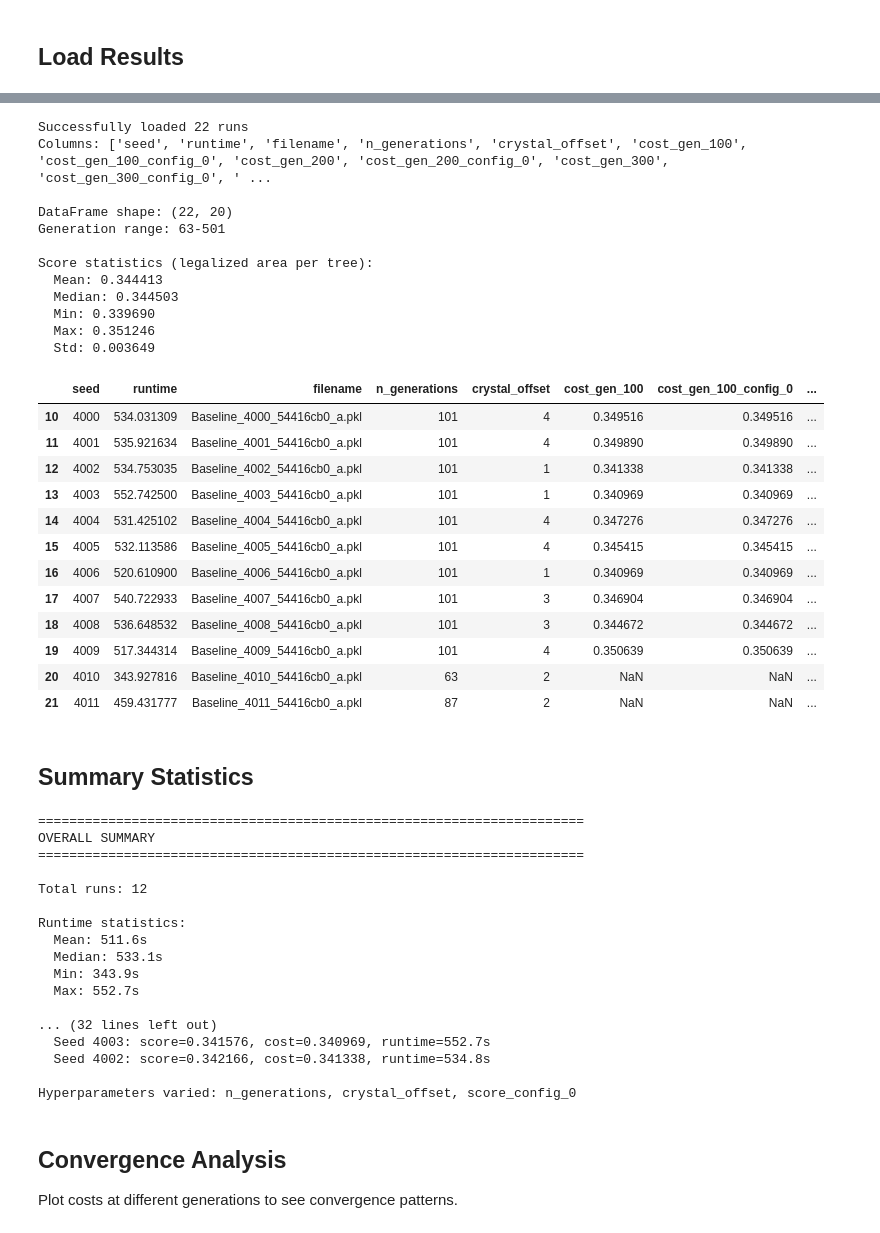
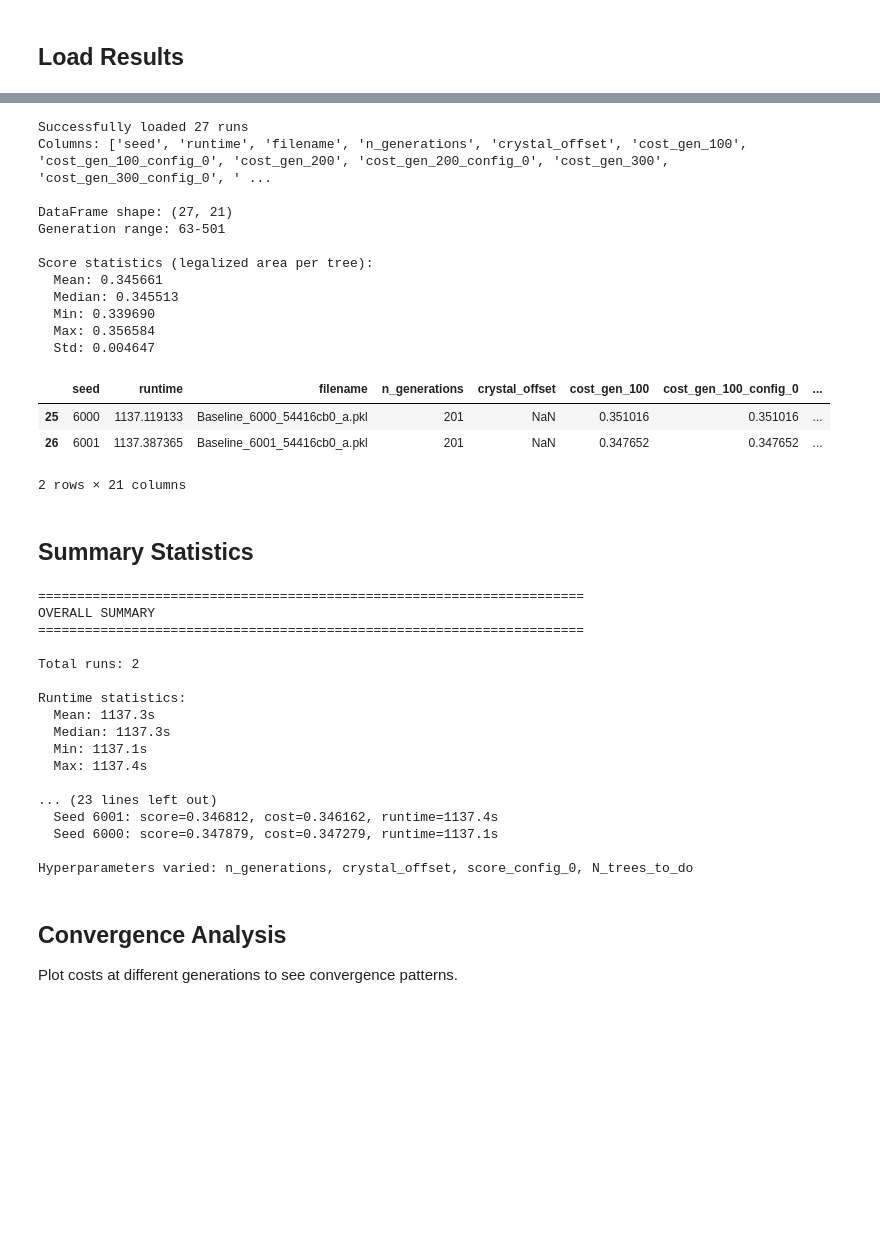
Before and after one commit to jcottaar/packing, a Jupyter notebook: analysis/analyze_ga_results.ipynb, the cells around one changed output, grey strips where cells are left out. Saved outputs shown, nothing was run; the diff lists cells and outputs as text; code cells hidden in the pictures; blank space fills up the shorter version.

```diff
--- a/analysis/analyze_ga_results.ipynb
+++ b/analysis/analyze_ga_results.ipynb
@@ -361,52 +361,43 @@ df = pd.DataFrame(data_records)
 print(f"\nSuccessfully loaded {len(df)} runs")
 if skipped_fast > 0:
     print(f"Skipped {skipped_fast} fast-mode runs (analyzing slow mode)")
 if skipped_slow > 0:
     print(f"Skipped {skipped_slow} slow-mode runs (analyzing fast mode)")
 print(f"Columns: {list(df.columns)}")
 print(f"\nDataFrame shape: {df.shape}")
 if len(df) > 0:
     print(f"Generation range: {df['n_generations'].min()}-{df['n_generations'].max()}")
 
     # Show score statistics if available
     if 'score_final' in df.columns and not df['score_final'].isna().all():
         print(f"\nScore statistics (legalized area per tree):")
         print(f"  Mean: {df['score_final'].mean():.6f}")
         print(f"  Median: {df['score_final'].median():.6f}")
         print(f"  Min: {df['score_final'].min():.6f}")
         print(f"  Max: {df['score_final'].max():.6f}")
         print(f"  Std: {df['score_final'].std():.6f}")
 #df = df[ ((df['seed']>2800) & (df['use_fixed_h_for_size_setup'] & df['genotype_at']==1)) & (~df['reduce_h_per_individual'] & df['alter_diversity']==1)]
 df
-df=df[df['seed']>3000]
+df=df[df['seed']>5000]
 #& (~df['reduce_h_per_individual'] & df['alter_diversity']==1)
 df
 # %% [output]
-Successfully loaded 22 runs
+Successfully loaded 27 runs
 Columns: ['seed', 'runtime', 'filename', 'n_generations', 'crystal_offset', 'cost_gen_100', 'cost_gen_100_config_0', 'cost_gen_200', 'cost_gen_200_config_0', 'cost_gen_300', 'cost_gen_300_config_0', ' ...
 
-DataFrame shape: (22, 20)
+DataFrame shape: (27, 21)
 Generation range: 63-501
 
 Score statistics (legalized area per tree):
-  Mean: 0.344413
-  Median: 0.344503
+  Mean: 0.345661
+  Median: 0.345513
   Min: 0.339690
-  Max: 0.351246
-  Std: 0.003649
+  Max: 0.356584
+  Std: 0.004647
 |  | seed | runtime | filename | n_generations | crystal_offset | cost_gen_100 | cost_gen_100_config_0 | ... |
-| 10 | 4000 | 534.031309 | Baseline_4000_54416cb0_a.pkl | 101 | 4 | 0.349516 | 0.349516 | ... |
-| 11 | 4001 | 535.921634 | Baseline_4001_54416cb0_a.pkl | 101 | 4 | 0.349890 | 0.349890 | ... |
-| 12 | 4002 | 534.753035 | Baseline_4002_54416cb0_a.pkl | 101 | 1 | 0.341338 | 0.341338 | ... |
-| 13 | 4003 | 552.742500 | Baseline_4003_54416cb0_a.pkl | 101 | 1 | 0.340969 | 0.340969 | ... |
-| 14 | 4004 | 531.425102 | Baseline_4004_54416cb0_a.pkl | 101 | 4 | 0.347276 | 0.347276 | ... |
-| 15 | 4005 | 532.113586 | Baseline_4005_54416cb0_a.pkl | 101 | 4 | 0.345415 | 0.345415 | ... |
-| 16 | 4006 | 520.610900 | Baseline_4006_54416cb0_a.pkl | 101 | 1 | 0.340969 | 0.340969 | ... |
-| 17 | 4007 | 540.722933 | Baseline_4007_54416cb0_a.pkl | 101 | 3 | 0.346904 | 0.346904 | ... |
-| 18 | 4008 | 536.648532 | Baseline_4008_54416cb0_a.pkl | 101 | 3 | 0.344672 | 0.344672 | ... |
-| 19 | 4009 | 517.344314 | Baseline_4009_54416cb0_a.pkl | 101 | 4 | 0.350639 | 0.350639 | ... |
-| 20 | 4010 | 343.927816 | Baseline_4010_54416cb0_a.pkl | 63 | 2 | NaN | NaN | ... |
-| 21 | 4011 | 459.431777 | Baseline_4011_54416cb0_a.pkl | 87 | 2 | NaN | NaN | ... |
+| 25 | 6000 | 1137.119133 | Baseline_6000_54416cb0_a.pkl | 201 | NaN | 0.351016 | 0.351016 | ... |
+| 26 | 6001 | 1137.387365 | Baseline_6001_54416cb0_a.pkl | 201 | NaN | 0.347652 | 0.347652 | ... |
+2 rows × 21 columns
 # %% [markdown]
 ## Summary Statistics
 # %%
@@ -473,19 +464,19 @@ else:
 OVERALL SUMMARY
 ======================================================================
 
-Total runs: 12
+Total runs: 2
 
 Runtime statistics:
-  Mean: 511.6s
-  Median: 533.1s
-  Min: 343.9s
-  Max: 552.7s
+  Mean: 1137.3s
+  Median: 1137.3s
+  Min: 1137.1s
+  Max: 1137.4s
 
-... (32 lines left out)
-  Seed 4003: score=0.341576, cost=0.340969, runtime=552.7s
-  Seed 4002: score=0.342166, cost=0.341338, runtime=534.8s
+... (23 lines left out)
+  Seed 6001: score=0.346812, cost=0.346162, runtime=1137.4s
+  Seed 6000: score=0.347879, cost=0.347279, runtime=1137.1s
 
-Hyperparameters varied: n_generations, crystal_offset, score_config_0
+Hyperparameters varied: n_generations, crystal_offset, score_config_0, N_trees_to_do
 # %% [markdown]
 ## Convergence Analysis
 
```
Also changed, not shown: parts of 9 cells of this notebook, 4 other files.
